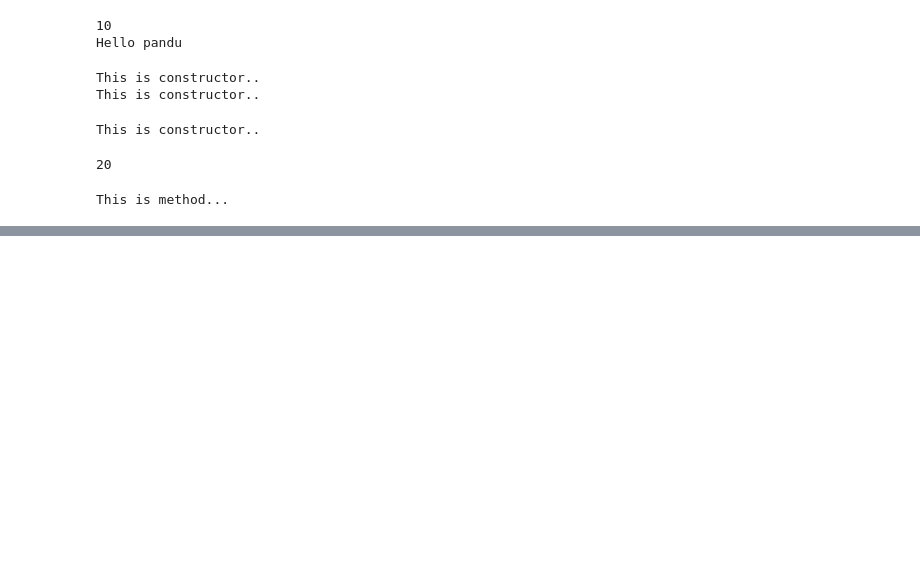
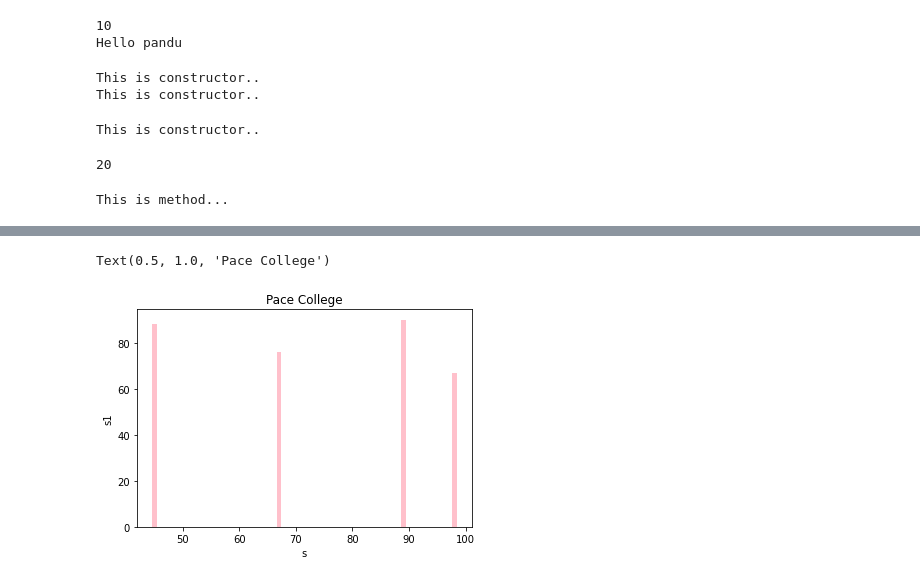
Before and after one commit to pallaviraguri1183/python-workshop, a Jupyter notebook: day 5.ipynb, the cells around one changed output, grey strips where cells are left out. Cells and saved outputs as stored; diff of their text form; code cells hidden in the pictures; blank space fills up the shorter version.

```diff
--- a/day 5.ipynb
+++ b/day 5.ipynb
@@ -305,0 +315,10 @@ This is method...
+# %%
+s = [98,45,67,89]
+s1 = [67,88,76,90]
+plt.bar(s,s1,color='pink')
+plt.xlabel('s')
+plt.ylabel('s1')
+plt.title('Pace College')
+# %% [output]
+Text(0.5, 1.0, 'Pace College')
+[figure, added]
```
Also changed, not shown: parts of 4 cells of this notebook.
